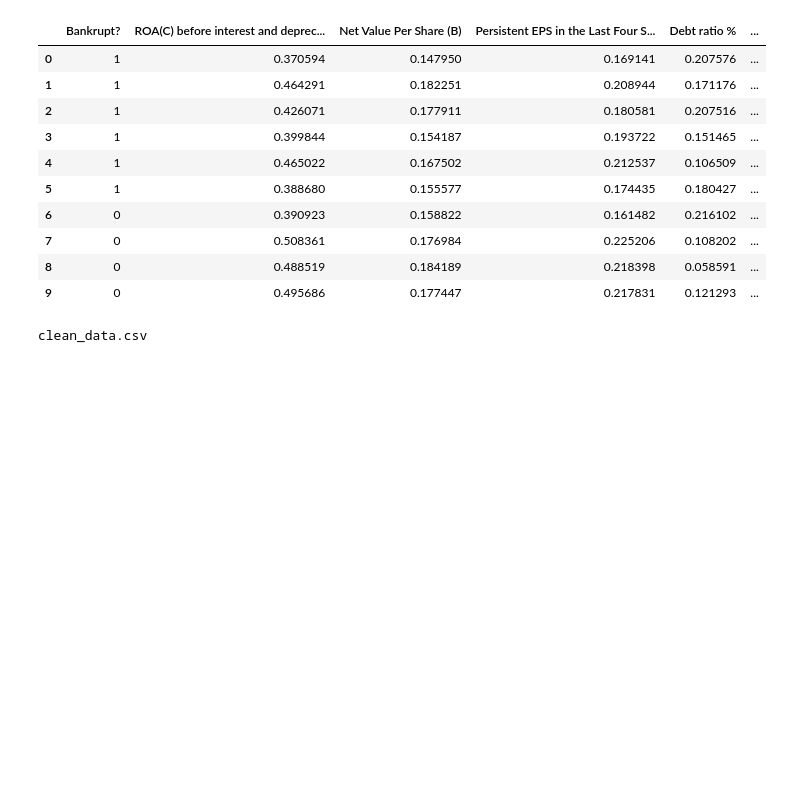
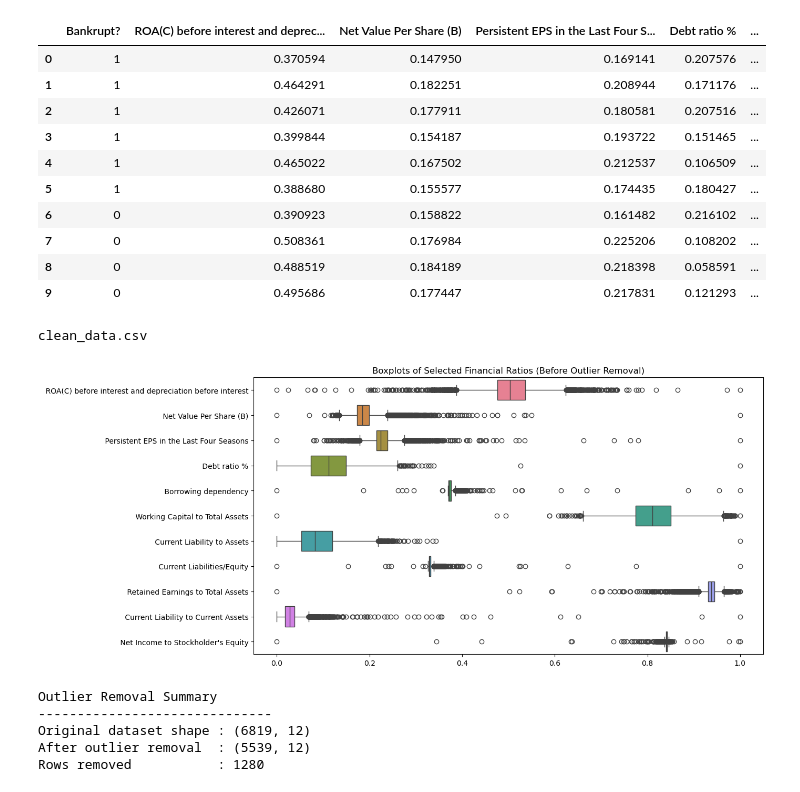
Before and after one commit to NthXevel/datasciFinal, a Jupyter notebook: DataCleaning.ipynb, the cells around one changed output. Drawn from its saved outputs; the diff is of its cells as text; code cells hidden in the pictures; blank space fills up the shorter version.

Commit message:
done cleaning data and outliers

```diff
--- a/DataCleaning.ipynb
+++ b/DataCleaning.ipynb
@@ -263,2 +263,17 @@ print("\nclean_data.csv")
 # %% [output]
 clean_data.csv
+# %%
+target = 'Bankrupt?'
+X = df_clean.drop(columns=[target])
+y = df_clean[target]
+# %%
+# ----------------------------
+# Step 2: Visualize outliers BEFORE removal (boxplots)
+# ----------------------------
+plt.figure(figsize=(14, 6))
+sns.boxplot(data=X, orient='h')
+plt.title("Boxplots of Selected Financial Ratios (Before Outlier Removal)")
+plt.tight_layout()
+plt.show()
+# %% [output]
+[figure, added]
@@ -264,0 +313,15 @@ clean_data.csv
+# %%
+# ----------------------------
+# Step 5: Report results
+# ----------------------------
+print("Outlier Removal Summary")
+print("-" * 30)
+print("Original dataset shape :", df_clean.shape)
+print("After outlier removal  :", df_no_outliers.shape)
+print("Rows removed           :", df_clean.shape[0] - df_no_outliers.shape[0])
+# %% [output]
+Outlier Removal Summary
+------------------------------
+Original dataset shape : (6819, 12)
+After outlier removal  : (5539, 12)
+Rows removed           : 1280
```
Also changed, not shown: parts of 6 cells of this notebook, 2 other files.
